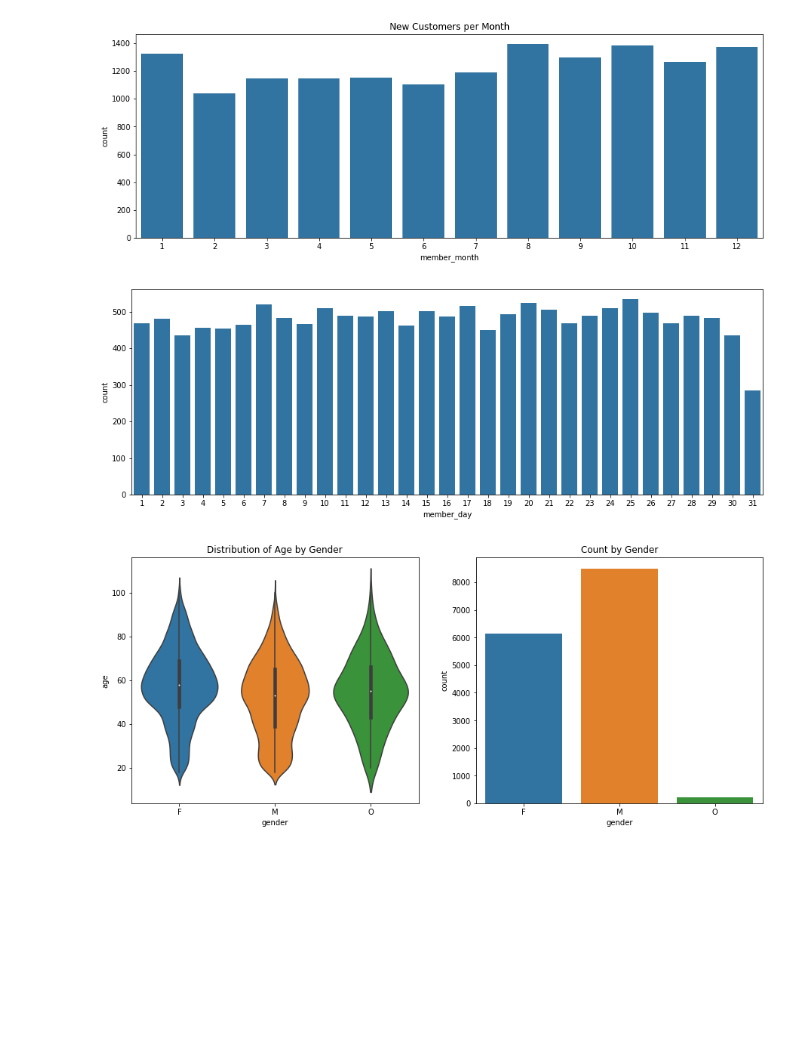
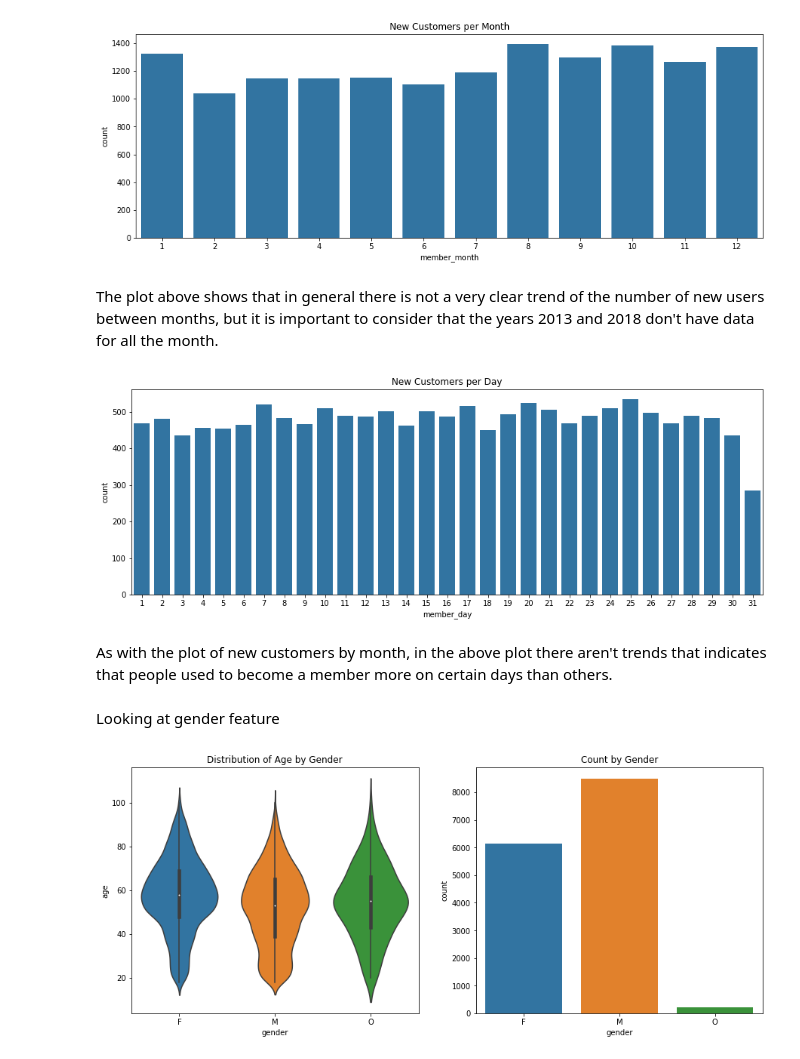
Before and after one commit to Haroldg94/Udacity-Machine-Learning-Engineer-Nanodegree, a Jupyter notebook: Capstone_project.ipynb, the cells around one changed output. Saved outputs shown, nothing was run; the diff lists cells and outputs as text; code cells hidden in the pictures; blank space fills up the shorter version.

Commit message:
Analysis of Gender feature

```diff
--- a/Capstone_project.ipynb
+++ b/Capstone_project.ipynb
@@ -132,13 +134,20 @@ plt.title('New Customers per Month')
 plt.show()
 # %% [output]
 [figure]
+# %% [markdown]
+The plot above shows that in general there is not a very clear trend of the number of new users between months, but it is important to consider that the years 2013 and 2018 don't have data for all the month.
 # %%
+# Number of observations per day
 plt.figure(figsize = (15,5))
 sns.countplot(data = profile, x = 'member_day', color = 'tab:blue')
-plt.title('')
+plt.title('New Customers per Day')
 plt.show()
 # %% [output]
-[figure, old version]
+[figure, new version]
+# %% [markdown]
+As with the plot of new customers by month, in the above plot there aren't trends that indicates that people used to become a member more on certain days than others.
+# %% [markdown]
+Looking at gender feature
 # %%
 # Analyzing the distribution of ages by gender
 fig, (ax1,ax2) = plt.subplots(1, 2, figsize = (15,6))
```
Also changed, not shown: parts of 6 cells of this notebook.
